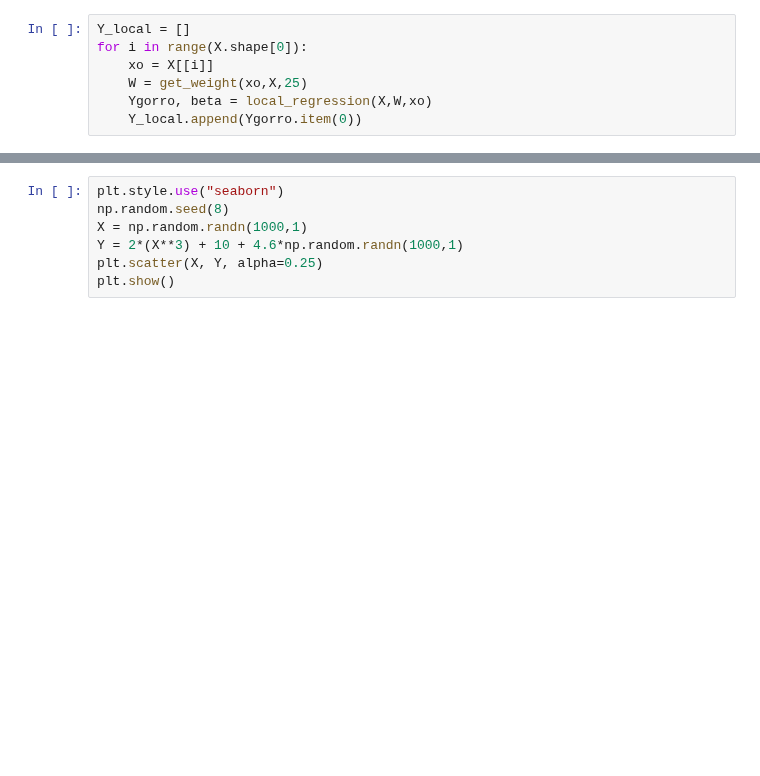
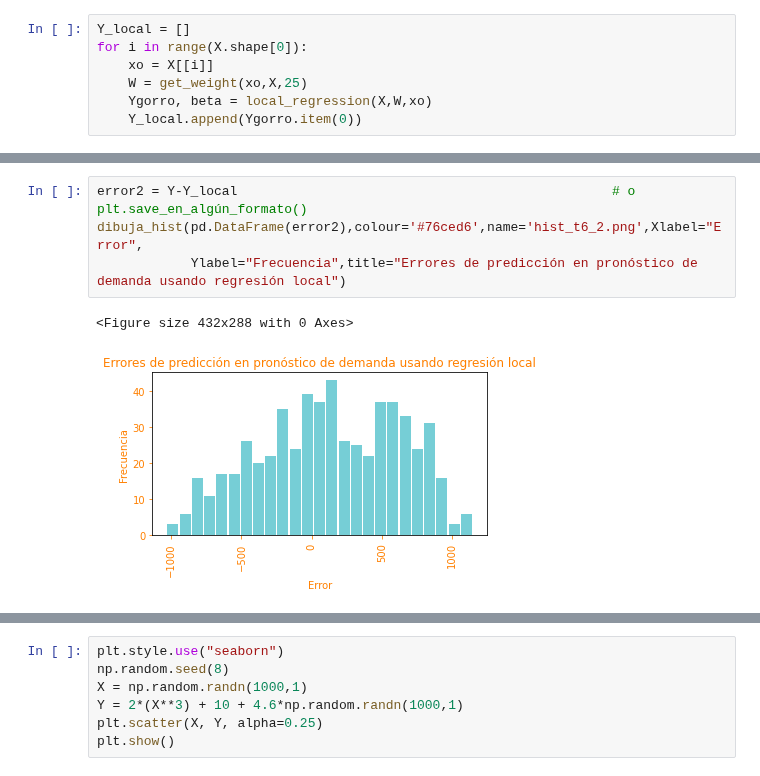
Before and after one commit to urieliram/statistical, a Jupyter notebook: Tarea6.ipynb, the cells around one changed output, grey strips where cells are left out. Cells and saved outputs as stored; diff of their text form; blank space fills up the shorter version.

```diff
--- a/Tarea6.ipynb
+++ b/Tarea6.ipynb
@@ -139,0 +159,7 @@ No handles with labels found to put in legend.
+# %%
+error2 = Y-Y_local                                                # o plt.save_en_algún_formato()
+dibuja_hist(pd.DataFrame(error2),colour='#76ced6',name='hist_t6_2.png',Xlabel="Error",
+            Ylabel="Frecuencia",title="Errores de predicción en pronóstico de demanda usando regresión local")
+# %% [output]
+<Figure size 432x288 with 0 Axes>
+[figure, added]
```
Also changed, not shown: parts of 22 cells of this notebook.
